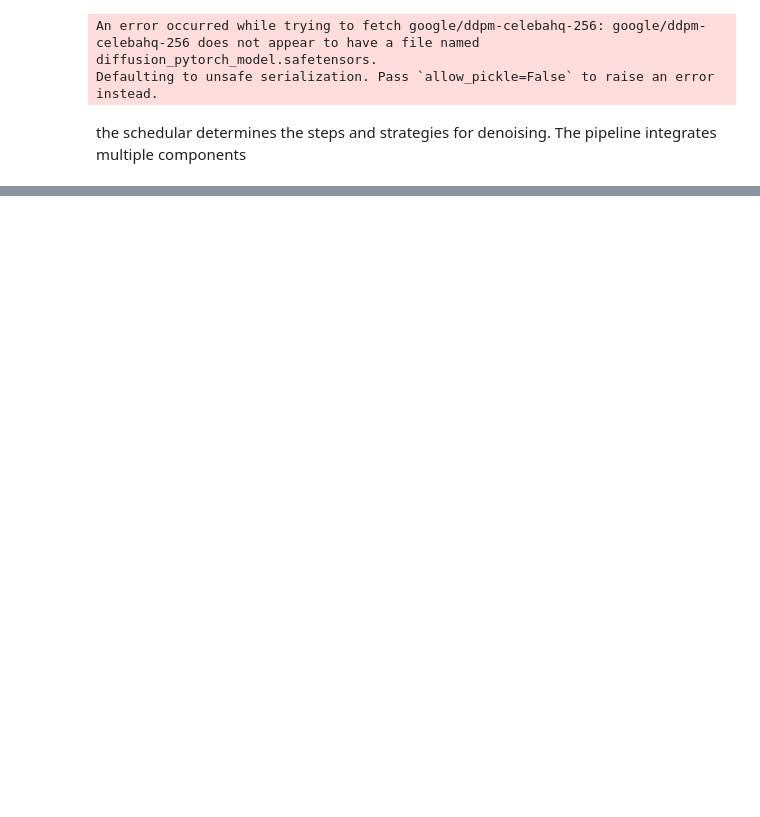
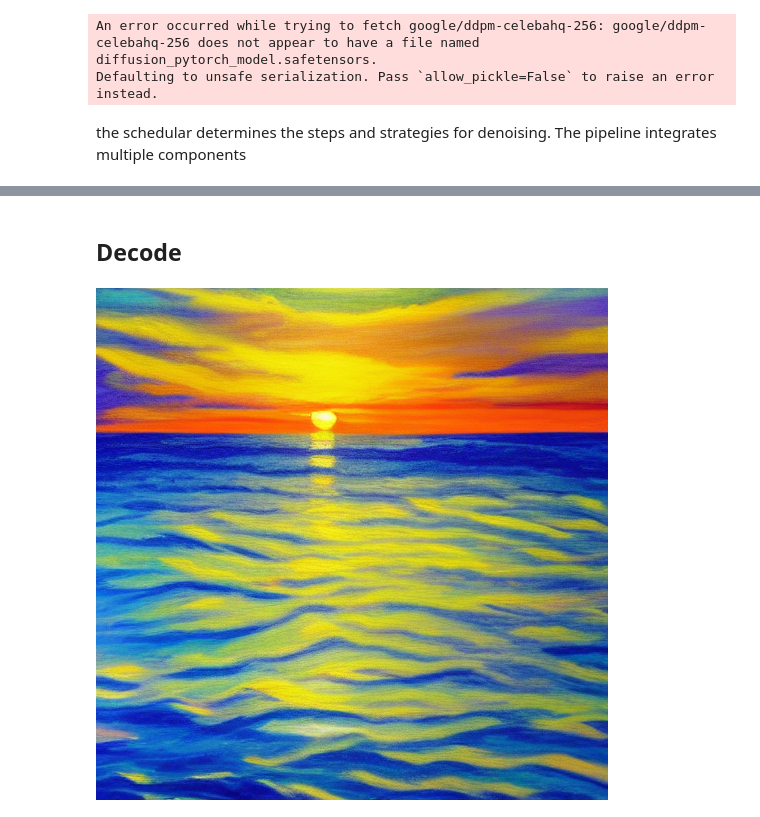
Before and after one commit to kevinji0304/learn-diffusers, a Jupyter notebook: day-2/schedulers.ipynb, the cells around one changed output, grey strips where cells are left out. Drawn from its saved outputs; the diff is of its cells as text; code cells hidden in the pictures; blank space fills up the shorter version.

```diff
--- a/day-2/schedulers.ipynb
+++ b/day-2/schedulers.ipynb
@@ -39,0 +138,44 @@ image
+# %%
+latents = torch.randn(
+    (batch_size, unet.config.in_channels, height // 8, width // 8),
+    generator=generator,
+    device=device,
+)
+# %%
+latents = latents * scheduler.init_noise_sigma
+# %%
+from tqdm.auto import tqdm
+
+scheduler.set_timesteps(num_inference_steps)
+
+for t in tqdm(scheduler.timesteps):
+    # expand the latents if we are doing classifier-free guidance to avoid doing two forward passes.
+    latent_model_input = torch.cat([latents] * 2)
+
+    latent_model_input = scheduler.scale_model_input(latent_model_input, timestep=t)
+
+    # predict the noise residual
+    with torch.no_grad():
+        noise_pred = unet(latent_model_input, t, encoder_hidden_states=text_embeddings).sample
+
+    # perform guidance
+    noise_pred_uncond, noise_pred_text = noise_pred.chunk(2)
+    noise_pred = noise_pred_uncond + guidance_scale * (noise_pred_text - noise_pred_uncond)
+
+    # compute the previous noisy sample x_t -> x_t-1
+    latents = scheduler.step(noise_pred, t, latents).prev_sample
+# %% [markdown]
+## Decode
+# %%
+# scale and decode the image latents with vae
+latents = 1 / 0.18215 * latents
+with torch.no_grad():
+    image = vae.decode(latents).sample
+# %%
+image = (image / 2 + 0.5).clamp(0, 1).squeeze()
+image = (image.permute(1, 2, 0) * 255).to(torch.uint8).cpu().numpy()
+image = Image.fromarray(image)
+image.save("output3.png")
+image
+# %% [output]
+[figure, added]
```
Also changed, not shown: parts of 18 cells of this notebook, 4 other files.
